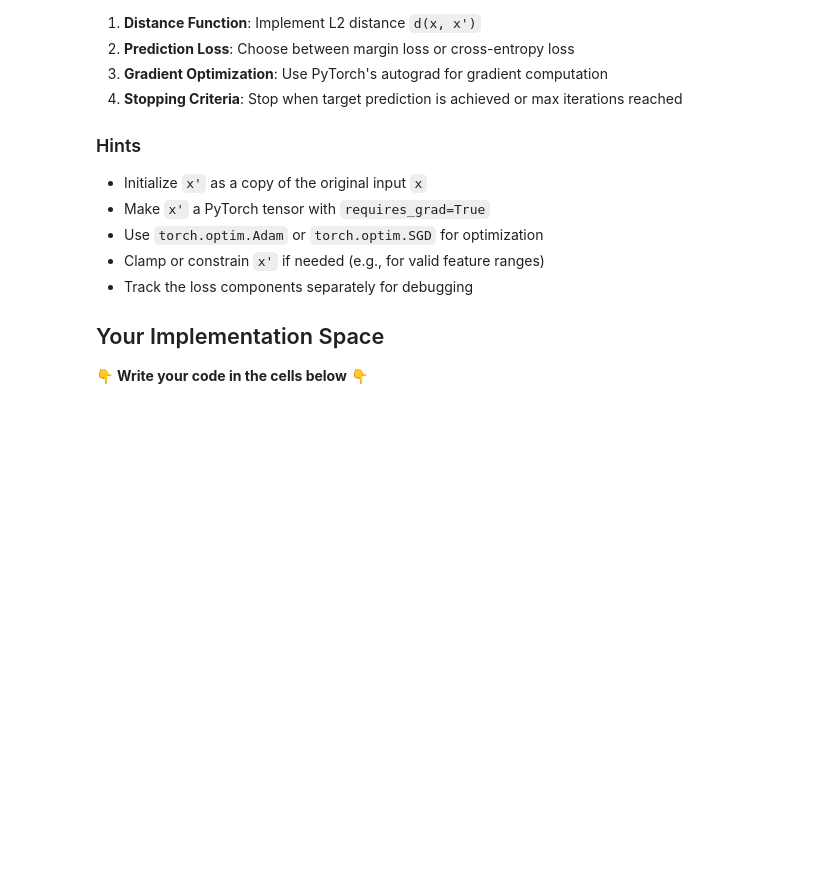
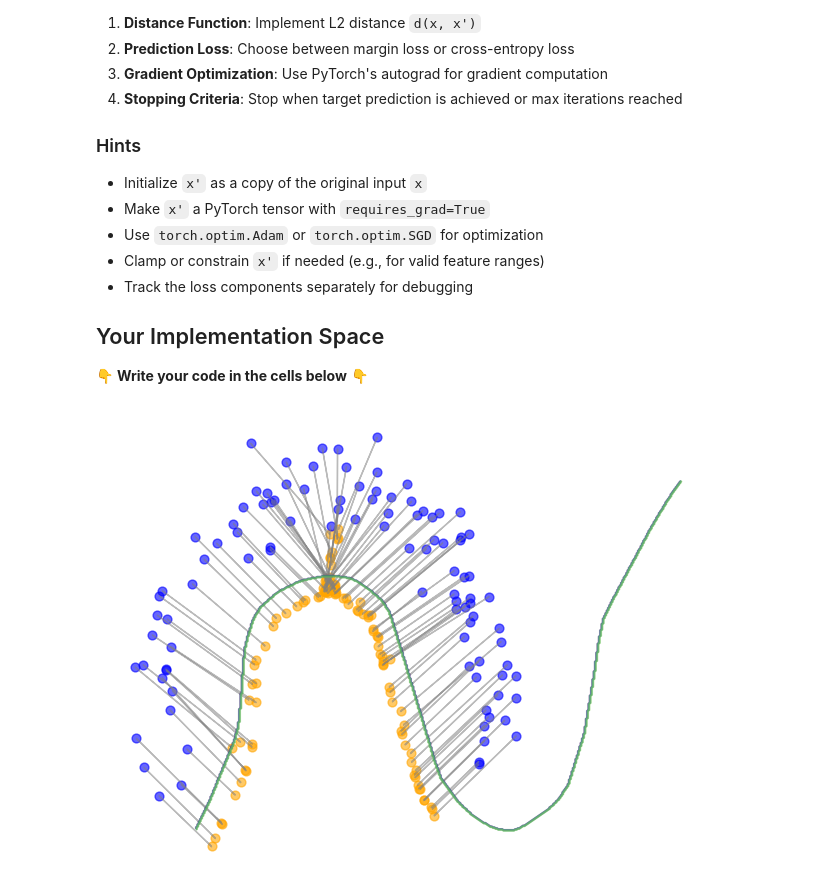
Before and after one commit to LukiLenkiewicz/ML-in-PL-counterfactuals, a Jupyter notebook: notebooks/wachter.ipynb, the cells around one changed output. Saved outputs shown, nothing was run; the diff lists cells and outputs as text; code cells hidden in the pictures; blank space fills up the shorter version.

```diff
--- a/notebooks/wachter.ipynb
+++ b/notebooks/wachter.ipynb
@@ -334,0 +421,10 @@ class CounterfactualGenerator:
+# %%
+cf_generator = CounterfactualGenerator(model)
+X_test_orig = X_test_tensor[y_test_tensor == 0]
+X_test_cfs, _, _ = cf_generator.generate(X_test_orig, 1)
+# %%
+from src.visualization.show_counterfactuals import plot_counterfactuals
+
+plot_counterfactuals(X_test_orig, X_test_cfs, 0.5, model)
+# %% [output]
+[figure, added]
```
Also changed, not shown: parts of 6 cells of this notebook, 29 other files.
